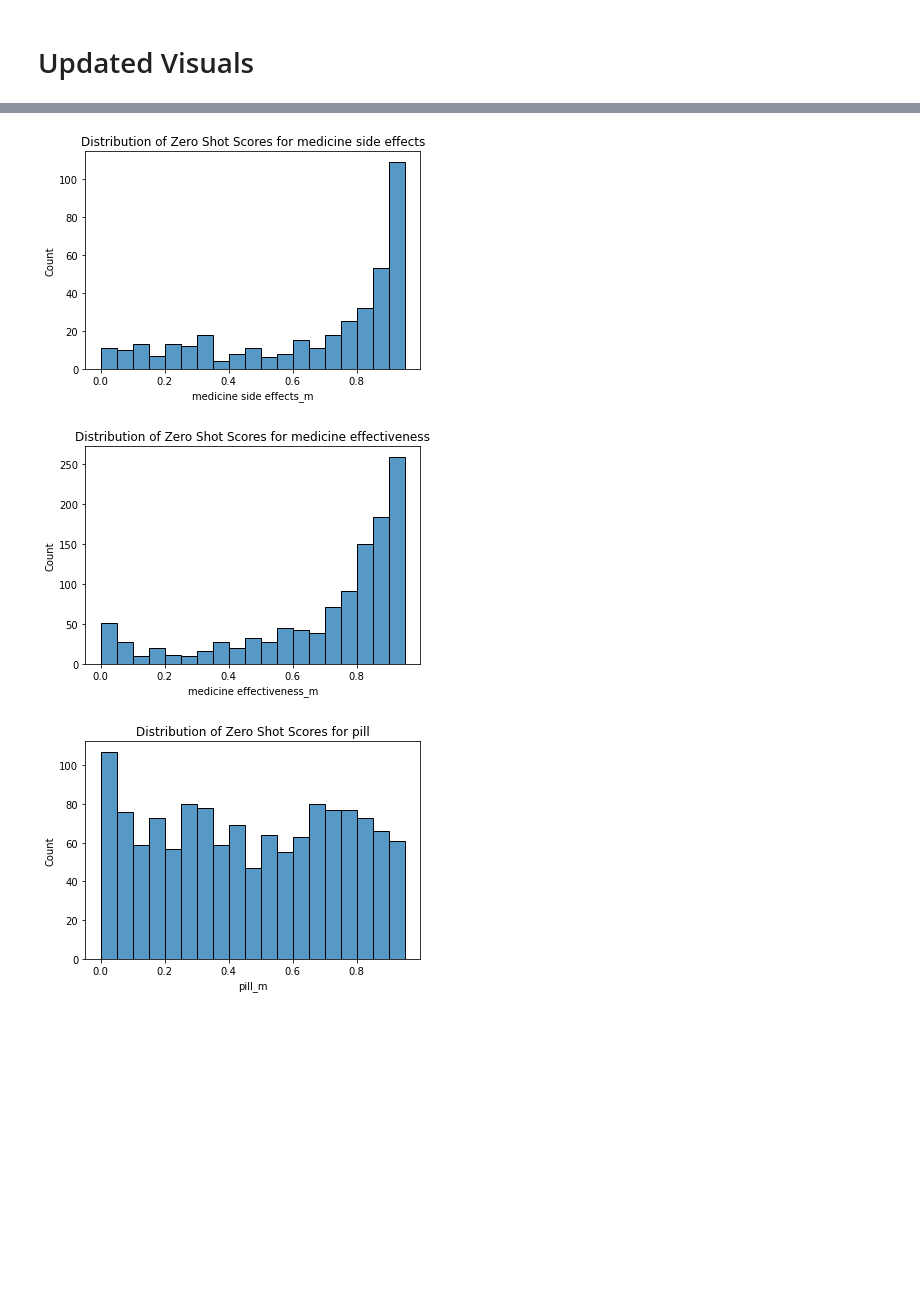
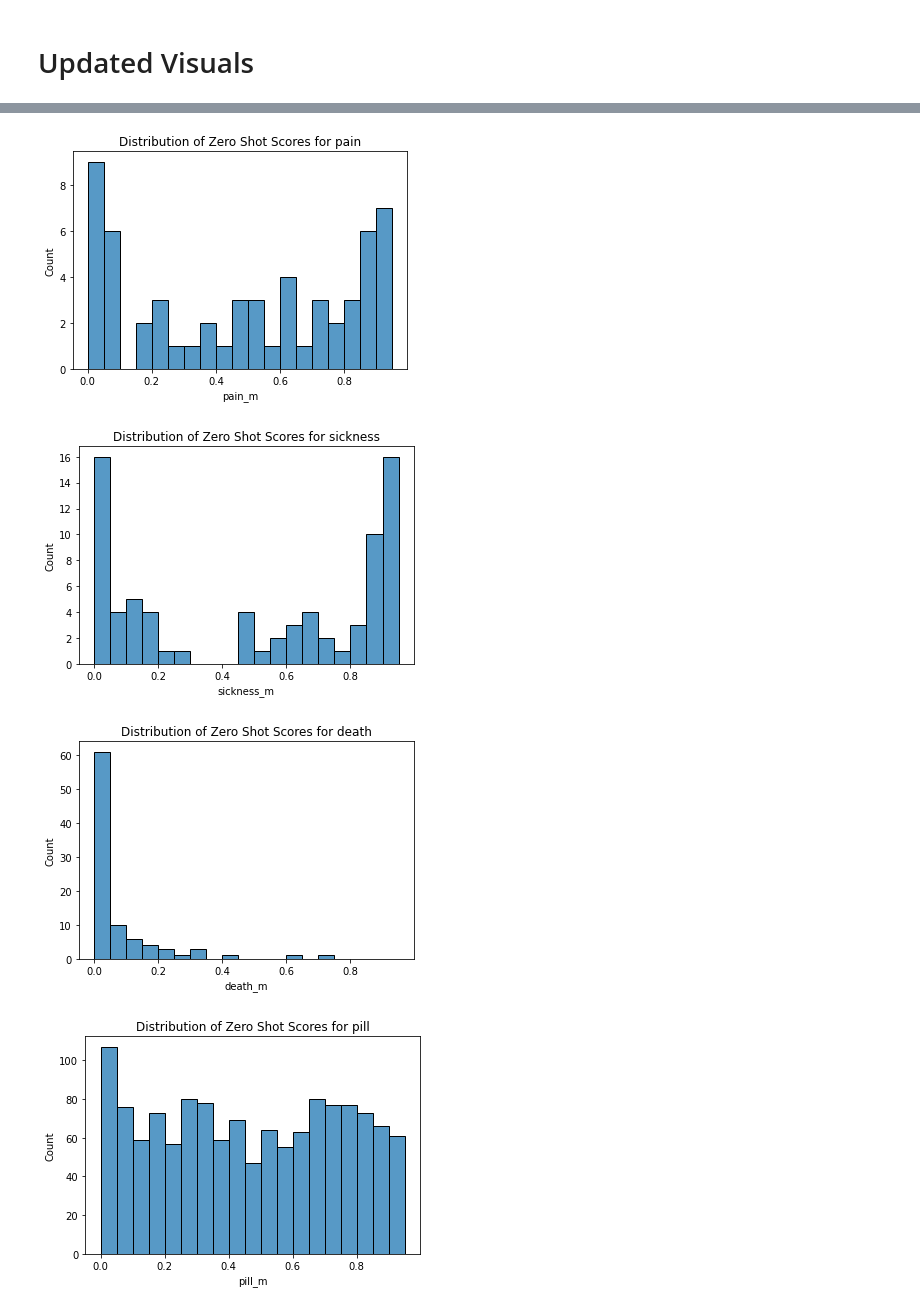
Before and after one commit to woonsupkim/DrugReview, a Jupyter notebook: Wblaise_nlp.ipynb, the cells around one changed output, grey strips where cells are left out. Cells and saved outputs as stored; diff of their text form; code cells hidden in the pictures; blank space fills up the shorter version.

```diff
--- a/Wblaise_nlp.ipynb
+++ b/Wblaise_nlp.ipynb
@@ -85,8 +83,10 @@ The `multi_class` argument has been deprecated and renamed to `multi_label`. `mu
 # %% [markdown]
 Values for the categories. A first run until we get some output and mine for some more words
 # %%
-sides = ['menstruation', 'digestive', 'joint pain', 'respiratory' , 'heart', 'skin']
-sides_min = ['disgestive', 'joint pain', 'respiratory']
+#sides = ['menstruation', 'digestive', 'joint pain', 'respiratory' , 'heart', 'skin']
+#sides_min = ['disgestive', 'joint pain', 'respiratory']
+sides = ['menstruation', 'gastrointestinal problems', 'joint pain', 'respiratory issues' , 'cardiac problems', 'dermatology issues']
+sides_min = ['pain', 'sickness', 'death', 'discomfort']
 method = ['pill', 'injection', 'patch']
 general = ['medicine side effects', 'medicine effectiveness']
 # %% [markdown]
@@ -301,14 +344,15 @@ for topic in sides:
 # %%
 
 bins = list(range(0,bin_size))
 hbins = [item/len(bins) for item in bins]
-for topic in general:
+for topic in sides_min:
     plt.title('Distribution of Zero Shot Scores for ' + topic)
     sns.histplot(x = topic+"_m", data = vis_df, bins = hbins)
     plt.show()
 # %% [output]
-[figure, old version]
+[figure, new version]
-[figure, old version]
+[figure, new version]
+[figure, added]
 # %%
 
 bins = list(range(0,bin_size))
```
Also changed, not shown: parts of 12 cells of this notebook.
